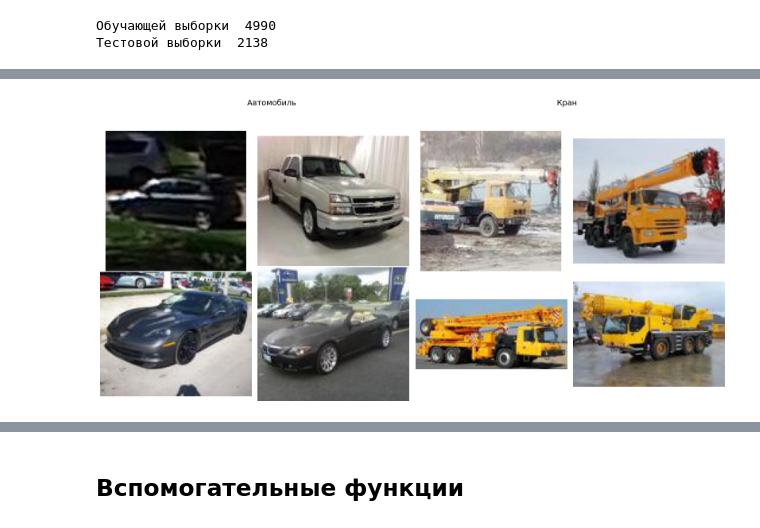
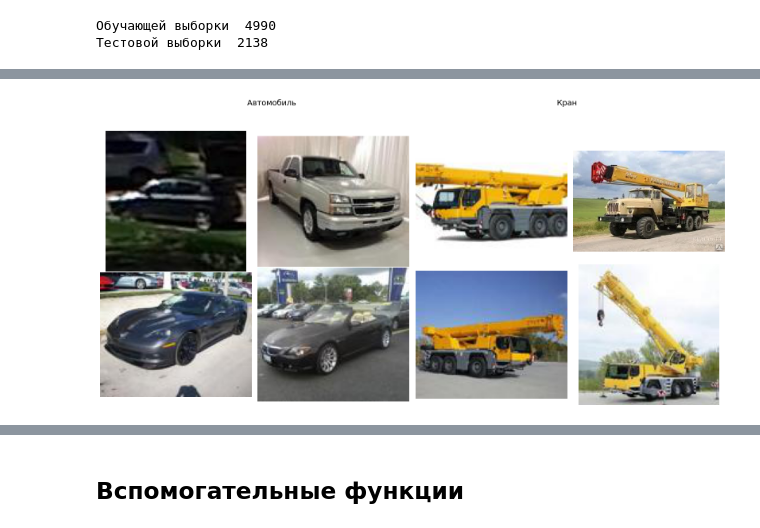
Before and after one commit to ArhiTegio/Championship_CV_Breakthrough, a Jupyter notebook: SeparableNet_v1.0.ipynb, the cells around one changed output, grey strips where cells are left out. Drawn from its saved outputs; the diff is of its cells as text; code cells hidden in the pictures.

```diff
--- a/SeparableNet_v1.0.ipynb
+++ b/SeparableNet_v1.0.ipynb
@@ -85,0 +101,2 @@ valid_transform = transforms.Compose([
+# %%
+new_data = pd.DataFrame(data=arr_file)
@@ -85,0 +107,2 @@ valid_transform = transforms.Compose([
+# %%
+new_data = new_data.loc[new_data['ext'].isin(['html', 'gif']) != True]
@@ -92,6 +131,10 @@ unzip:  cannot find or open МФТИ.zip, МФТИ.zip.zip or МФТИ.zip.ZIP.
 # %%
 # читаем датасет
 data_df = pd.read_csv(PATH_TRAIN)
+# %%
+data_df['ID_img'] = [os.path.join(DIR_TRAIN,e) for e in data_df['ID_img'].to_numpy()]
+# %%
+data_df = pd.concat([data_df, new_data[['ID_img', 'class']]])
 # %%
 data_df.head(3)
 # %% [output]
@@ -135,18 +166,18 @@ data_df
 # %%
 # посмотрим на картинки. Не забудем указать корретный путь до папки
 
 fig, axs = plt.subplots(2, 4, figsize=(16,8))
 fig.suptitle(f'Автомобиль {" "*105} Кран', fontsize=14)
 
 for i, name in zip(range(4), data_df[ data_df['class'] == 1 ].sample(4, random_state=42)['ID_img']):
-    axs[i // 2, (i % 2)].imshow(plt.imread(DIR_TRAIN + f"{name}"))
+    axs[i // 2, (i % 2)].imshow(plt.imread(name))
     axs[i // 2, (i % 2)].axis('off')
 
 for i, name in zip(range(4), data_df[ data_df['class'] == 0 ].sample(4, random_state=42)['ID_img']):
-    axs[i // 2, (i % 2)+2].imshow(plt.imread(DIR_TRAIN + f"{name}"))
+    axs[i // 2, (i % 2)+2].imshow(plt.imread(name))
     axs[i // 2, (i % 2)+2].axis('off')
 
 fig.tight_layout()
 fig.subplots_adjust(top=0.88)
 # %% [output]
-[figure, old version]
+[figure, new version]
```
Also changed, not shown: parts of 84 cells of this notebook.
